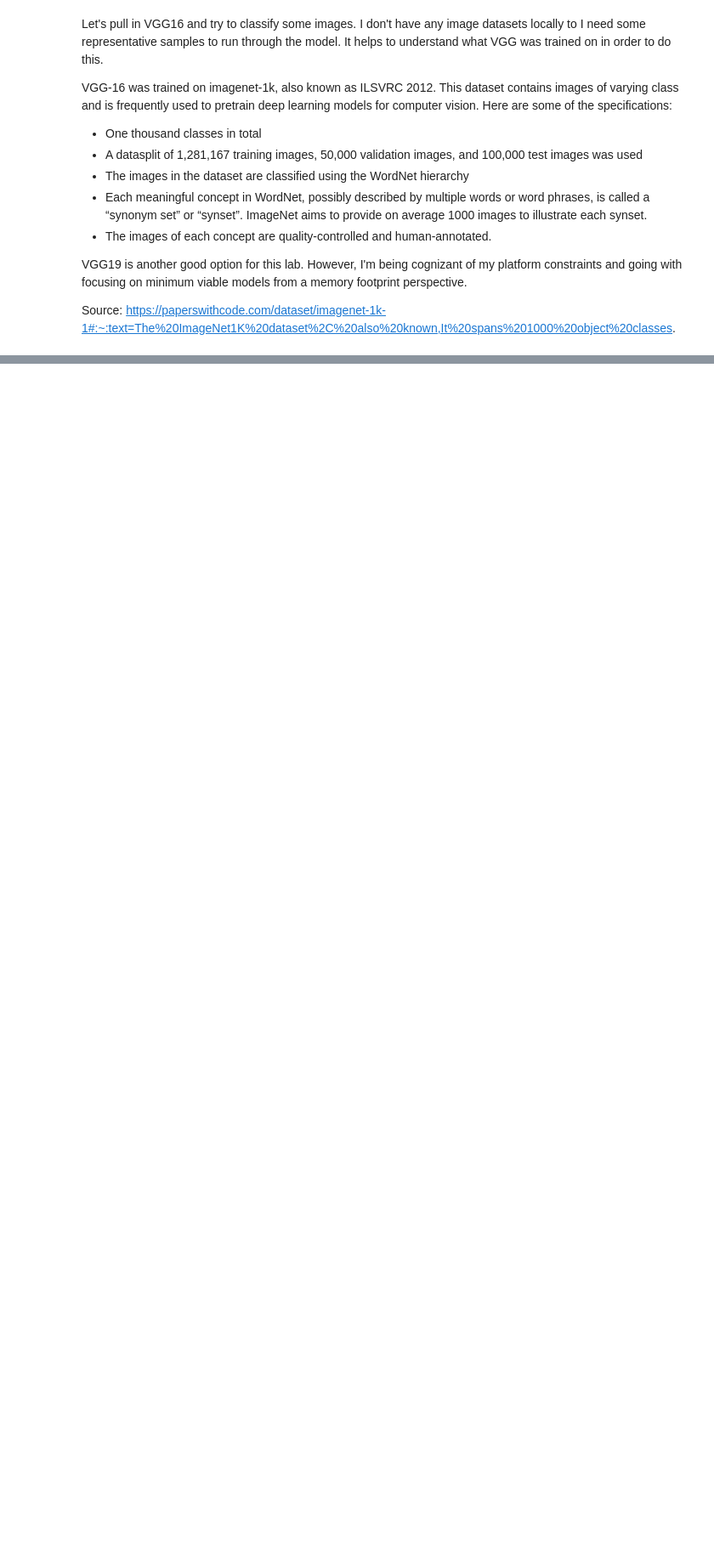
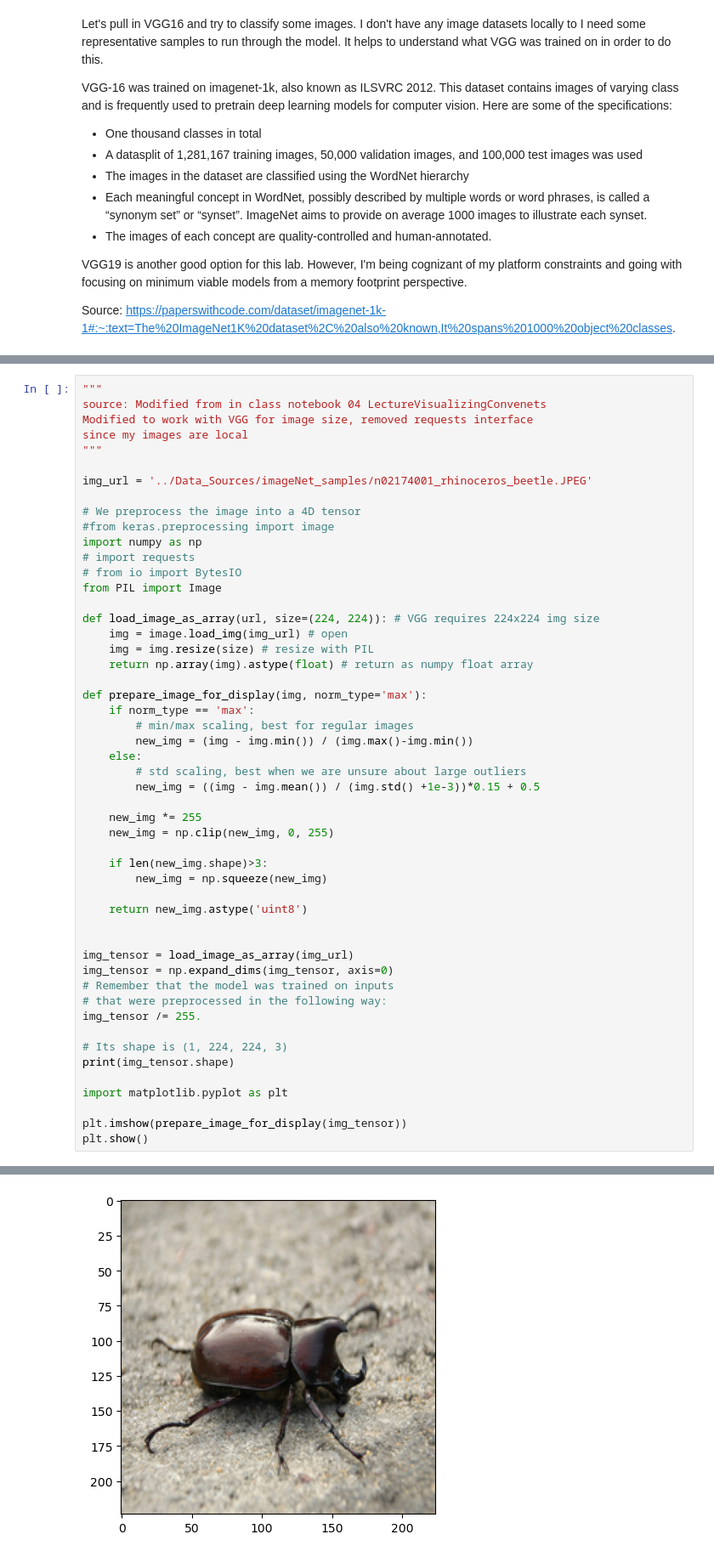
Before and after one commit to cphchip/cs8321_code, a Jupyter notebook: Lab 3/Henderson_48996654_Lab_3.ipynb, the cells around one changed output, grey strips where cells are left out. Shown at 85% size. Cells and saved outputs as stored; diff of their text form; blank space fills up the shorter version.

```diff
--- a/Lab 3/Henderson_48996654_Lab_3.ipynb
+++ b/Lab 3/Henderson_48996654_Lab_3.ipynb
@@ -102,0 +118,52 @@ Next, I'm going to be looking at which layer to study for this lab. To start, it
+# %%
+"""
+source: Modified from in class notebook 04 LectureVisualizingConvenets
+Modified to work with VGG for image size, removed requests interface
+since my images are local
+"""
+
+img_url = '../Data_Sources/imageNet_samples/n02174001_rhinoceros_beetle.JPEG'
+
+# We preprocess the image into a 4D tensor
+#from keras.preprocessing import image
+import numpy as np
+# import requests
+# from io import BytesIO
+from PIL import Image
+
+def load_image_as_array(url, size=(224, 224)): # VGG requires 224x224 img size
+    img = image.load_img(img_url) # open
+    img = img.resize(size) # resize with PIL
+    return np.array(img).astype(float) # return as numpy float array
+
+def prepare_image_for_display(img, norm_type='max'):
+    if norm_type == 'max':
+        # min/max scaling, best for regular images
+        new_img = (img - img.min()) / (img.max()-img.min())
+    else:
+        # std scaling, best when we are unsure about large outliers
+        new_img = ((img - img.mean()) / (img.std() +1e-3))*0.15 + 0.5
+
+    new_img *= 255
+    new_img = np.clip(new_img, 0, 255)
+
+    if len(new_img.shape)>3:
+        new_img = np.squeeze(new_img)
+
+    return new_img.astype('uint8')
+
+
+img_tensor = load_image_as_array(img_url)
+img_tensor = np.expand_dims(img_tensor, axis=0)
+# Remember that the model was trained on inputs
+# that were preprocessed in the following way:
+img_tensor /= 255.
+
+# Its shape is (1, 224, 224, 3)
+print(img_tensor.shape)
+
+import matplotlib.pyplot as plt
+
+plt.imshow(prepare_image_for_display(img_tensor))
+plt.show()
+# %% [output]
@@ -102,0 +171 @@ Next, I'm going to be looking at which layer to study for this lab. To start, it
+[figure, added]
```
Also changed, not shown: parts of 14 cells of this notebook.
